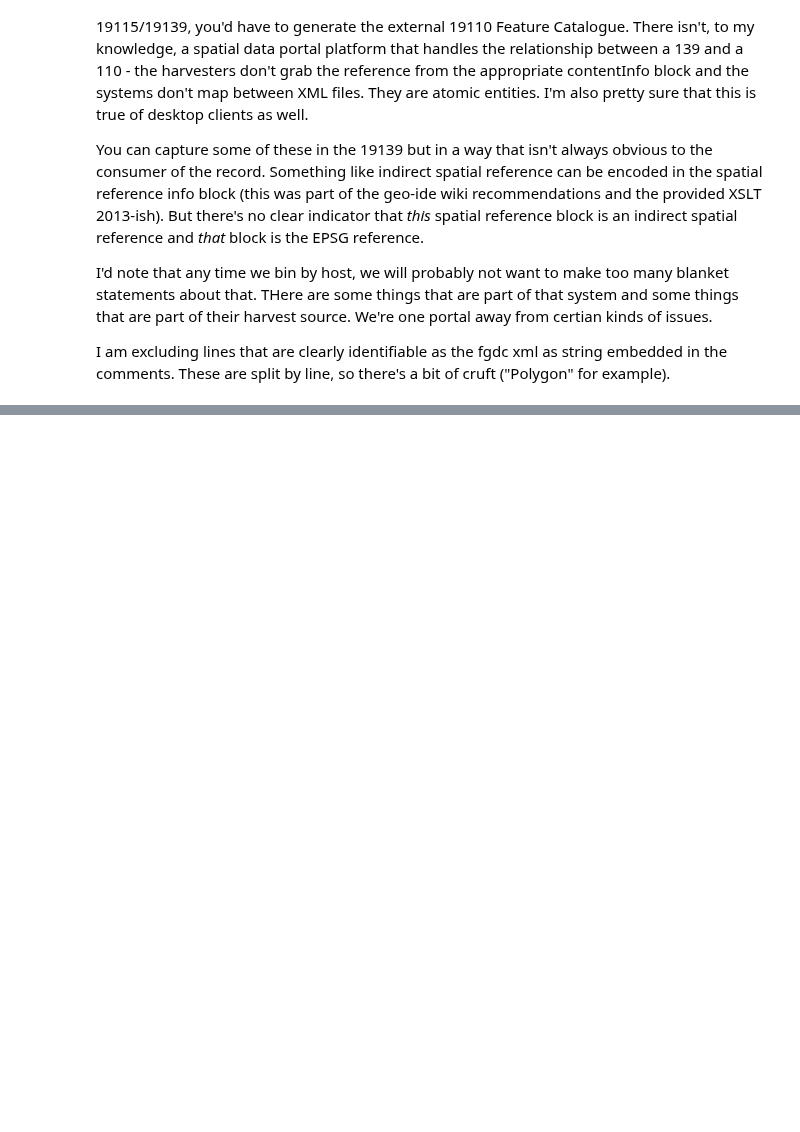
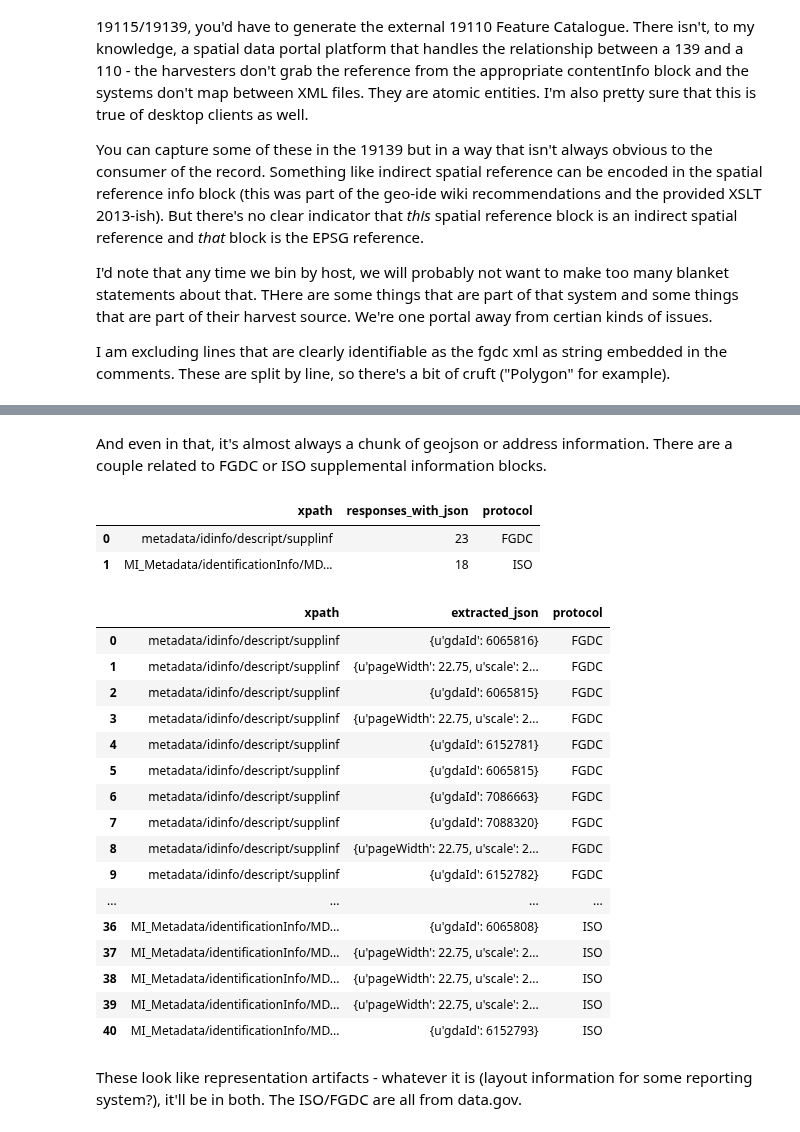
Before and after one commit to b-cube/Response-Identification-Info, a Jupyter notebook: notebooks/Analysis - Blended Metadata.ipynb, the cells around one changed output, grey strips where cells are left out. Drawn from its saved outputs; the diff is of its cells as text; code cells hidden in the pictures; blank space fills up the shorter version.

Commit message:
unique ids, json in the xml ipy

```diff
--- a/notebooks/Analysis - Blended Metadata.ipynb
+++ b/notebooks/Analysis - Blended Metadata.ipynb
@@ -318,0 +385,66 @@ I am excluding lines that are clearly identifiable as the fgdc xml as string emb
+# %% [markdown]
+And even in that, it's almost always a chunk of geojson or address information. There are a couple related to FGDC or ISO supplemental information blocks.
+# %%
+sql = """
+with i as
+(
+	select d.response_id, jsonb_array_elements(d.identity::jsonb) ident
+	from identities d
+	where d.identity is not null
+)
+
+select x.xpath, count(r.source_url) as responses_with_json, i.ident->'protocol' as protocol
+from responses r
+	join xml_with_jsons x on x.file = r.source_url_sha
+	join i on i.response_id = r.id
+group by x.xpath, protocol
+order by x.xpath, responses_with_json DESC;
+"""
+df = pd.read_sql(sql, engine)
+from IPython.display import display
+with pd.option_context('display.max_colwidth', 1000):
+    display(df)
+# %% [output]
+|  | xpath | responses_with_json | protocol |
+| 0 | metadata/idinfo/descript/supplinf | 23 | FGDC |
+| 1 | MI_Metadata/identificationInfo/MD... | 18 | ISO |
+# %%
+sql = """
+with i as
+(
+	select d.response_id, jsonb_array_elements(d.identity::jsonb) ident
+	from identities d
+	where d.identity is not null
+)
+
+select x.xpath,x.extracted_json, i.ident->'protocol' as protocol
+from responses r
+	join xml_with_jsons x on x.file = r.source_url_sha
+	join i on i.response_id = r.id
+order by x.xpath;
+"""
+
+df = pd.read_sql(sql, engine)
+from IPython.display import display
+with pd.option_context('display.max_colwidth', 1000):
+    display(df)
+# %% [output]
+|  | xpath | extracted_json | protocol |
+| 0 | metadata/idinfo/descript/supplinf | {u'gdaId': 6065816} | FGDC |
+| 1 | metadata/idinfo/descript/supplinf | {u'pageWidth': 22.75, u'scale': 2... | FGDC |
+| 2 | metadata/idinfo/descript/supplinf | {u'gdaId': 6065815} | FGDC |
+| 3 | metadata/idinfo/descript/supplinf | {u'pageWidth': 22.75, u'scale': 2... | FGDC |
+| 4 | metadata/idinfo/descript/supplinf | {u'gdaId': 6152781} | FGDC |
+| 5 | metadata/idinfo/descript/supplinf | {u'gdaId': 6065815} | FGDC |
+| 6 | metadata/idinfo/descript/supplinf | {u'gdaId': 7086663} | FGDC |
+| 7 | metadata/idinfo/descript/supplinf | {u'gdaId': 7088320} | FGDC |
+| 8 | metadata/idinfo/descript/supplinf | {u'pageWidth': 22.75, u'scale': 2... | FGDC |
+| 9 | metadata/idinfo/descript/supplinf | {u'gdaId': 6152782} | FGDC |
+| ... | ... | ... | ... |
+| 36 | MI_Metadata/identificationInfo/MD... | {u'gdaId': 6065808} | ISO |
+| 37 | MI_Metadata/identificationInfo/MD... | {u'pageWidth': 22.75, u'scale': 2... | ISO |
+| 38 | MI_Metadata/identificationInfo/MD... | {u'pageWidth': 22.75, u'scale': 2... | ISO |
+| 39 | MI_Metadata/identificationInfo/MD... | {u'pageWidth': 22.75, u'scale': 2... | ISO |
+| 40 | MI_Metadata/identificationInfo/MD... | {u'gdaId': 6152793} | ISO |
+# %% [markdown]
+These look like representation artifacts - whatever it is (layout information for some reporting system?), it'll be in both. The ISO/FGDC are all from data.gov.
```
Also changed, not shown: parts of 6 cells of this notebook, 6 other files.
